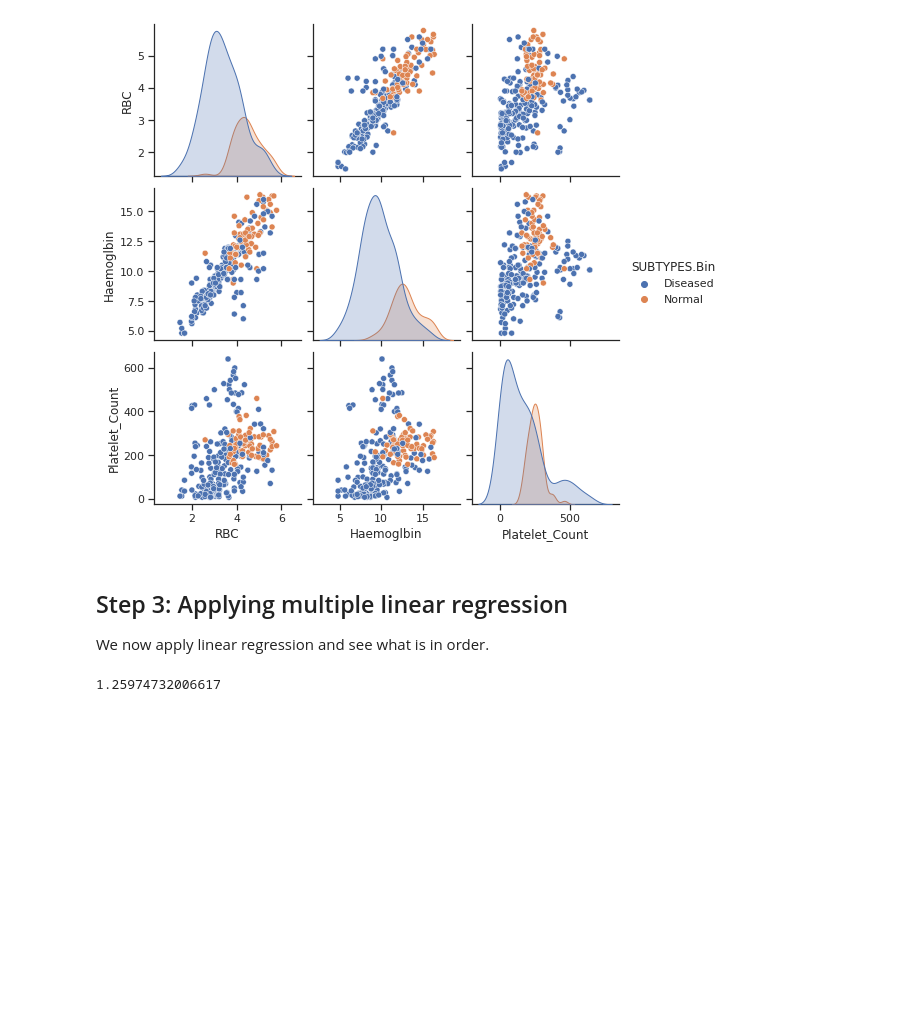
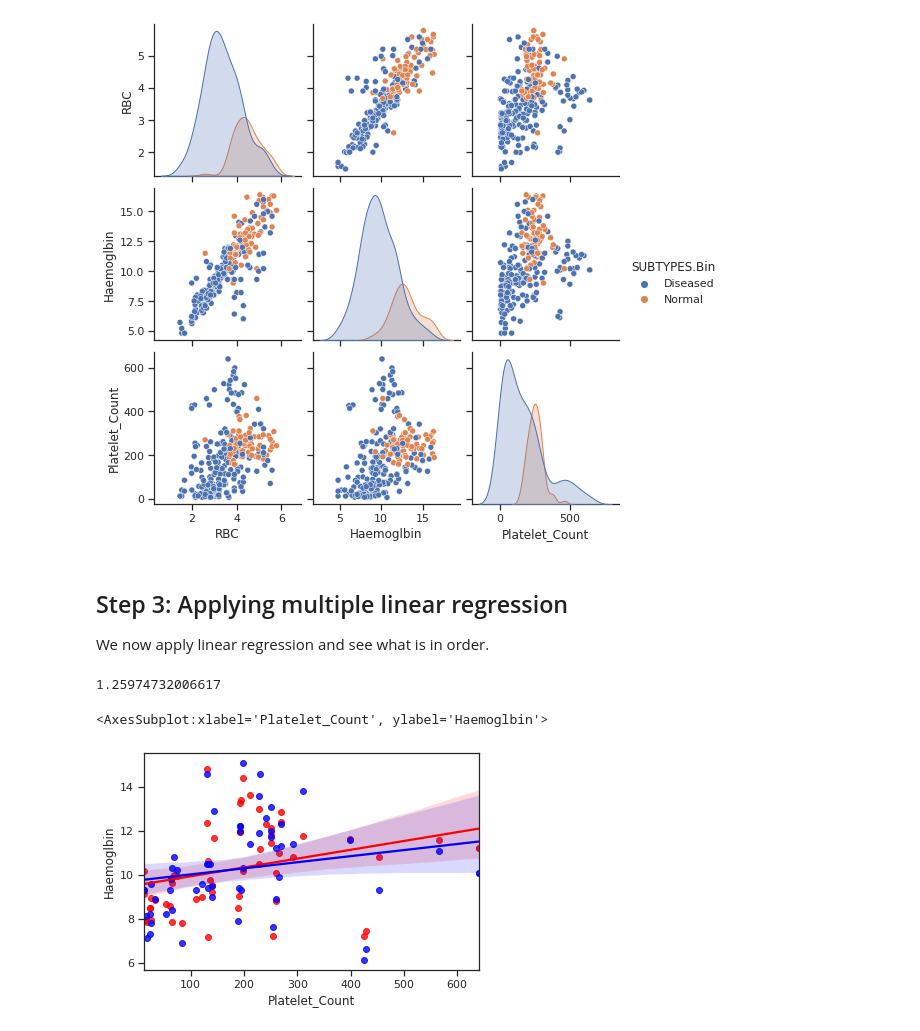
Before and after one commit to nadzhou/nust-ml, a Jupyter notebook: multi_linear_cancer.ipynb, the cells around one changed output. Cells and saved outputs as stored; diff of their text form; code cells hidden in the pictures; blank space fills up the shorter version.

Commit message:
Applying the linear regression model and visualizing the data

```diff
--- a/multi_linear_cancer.ipynb
+++ b/multi_linear_cancer.ipynb
@@ -101,24 +101,27 @@ def apply_linear_regr(x_train, y_train):
 # %%
 from sklearn.model_selection import train_test_split
 
 predictors = ["RBC", "Platelet_Count"]
 outcome = "Haemoglbin"
 
 x_train = linear_cancer_data[predictors]
 y_train = linear_cancer_data[outcome]
 
 x_train, x_test, y_train, y_test = train_test_split(x_train, y_train, test_size=0.2, random_state=42)
 
 multi_linear_model = apply_linear_regr(x_train, y_train)
 
 multi_linear_model.intercept_
 
 from sklearn.metrics import mean_squared_error
 
 y_pred = multi_linear_model.predict(x_test)
 print(mean_squared_error(y_test, y_pred))
 
 
-#sns.lmplot(data=linear_cancer_data, x="Haemoglbin", y=["RBC", "Platelet_Count"], height=5)
+sns.regplot(x_test.Platelet_Count, y_pred, color="red")
+sns.regplot(x_test.Platelet_Count, y_test, color="blue")
 # %% [output]
 1.25974732006617
+<AxesSubplot:xlabel='Platelet_Count', ylabel='Haemoglbin'>
+[figure, added]
```
Also changed, not shown: parts of 1 cell of this notebook.
